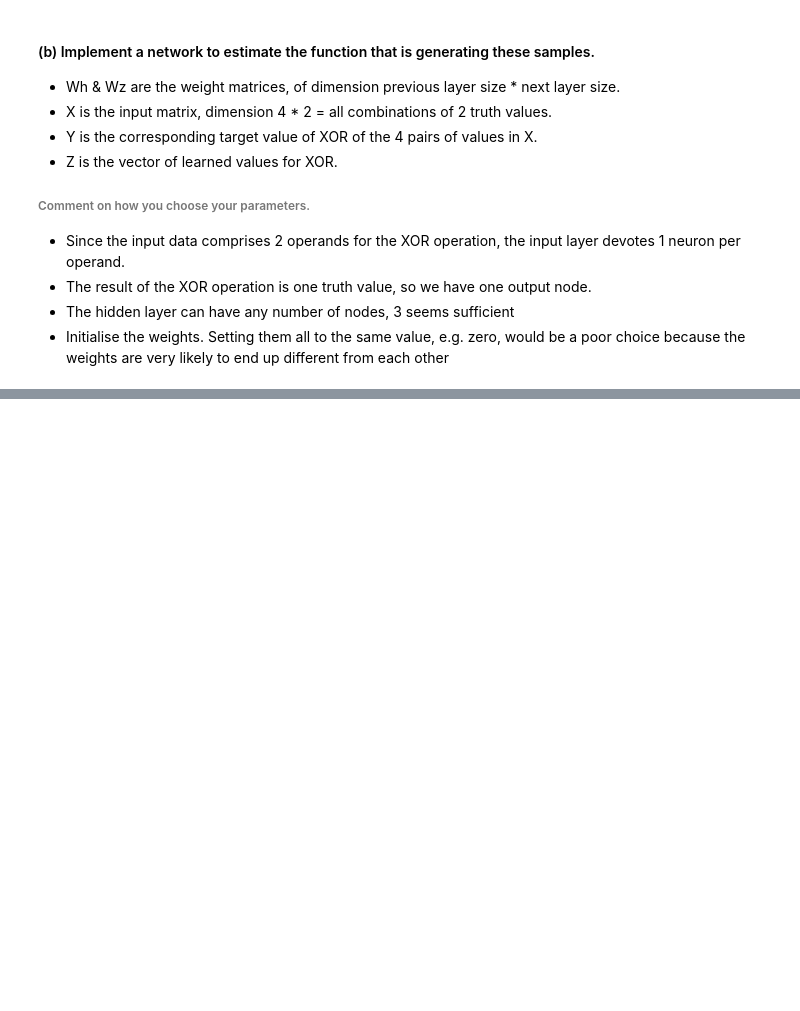
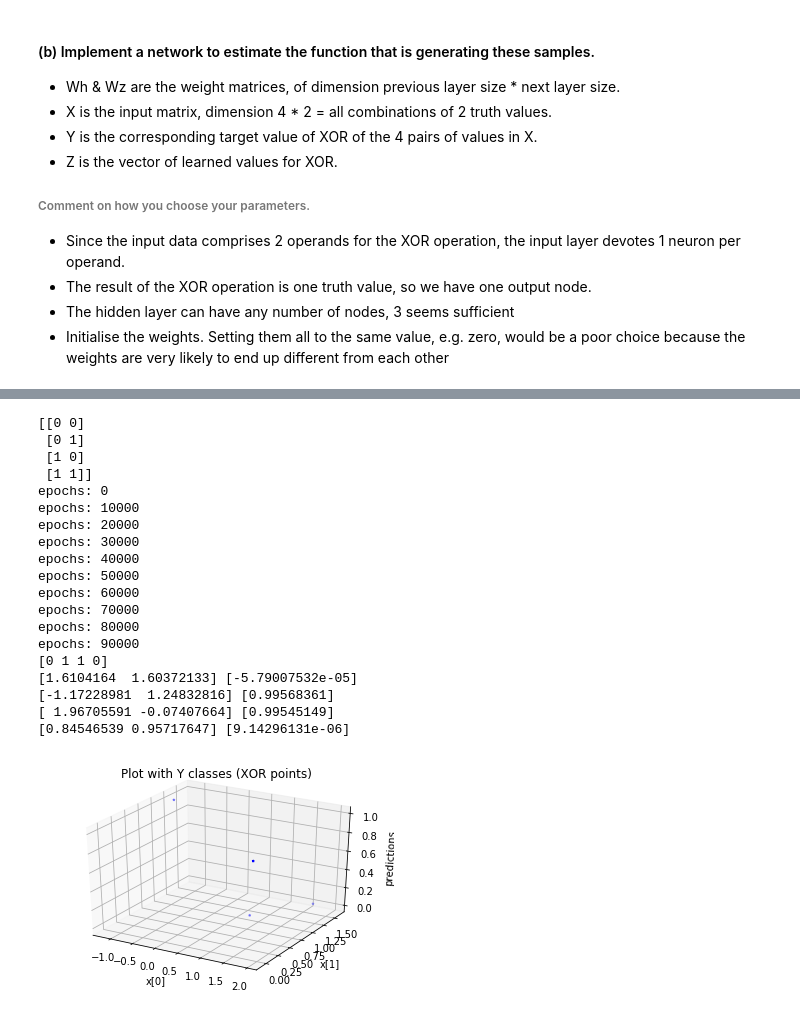
Before and after one commit to karmarv/mlearn, a Jupyter notebook: dnn-h/h2/xor/xor.ipynb, the cells around one changed output, grey strips where cells are left out. Drawn from its saved outputs; the diff is of its cells as text; code cells hidden in the pictures; blank space fills up the shorter version.

```diff
--- a/dnn-h/h2/xor/xor.ipynb
+++ b/dnn-h/h2/xor/xor.ipynb
@@ -144,0 +229,69 @@ TypeError: only size-1 arrays can be converted to Python scalars
+# %%
+def generateGaussian(sigma):
+    m0 = (1,  1)
+    m1 = (0,  0)
+    m2 = (1,  0)
+    m3 = (0,  1)
+    cov = [[sigma,  0], [0, sigma]]
+    x0 = np.random.multivariate_normal(m0, cov, 1)
+    x1 = np.random.multivariate_normal(m1, cov, 1)
+    x2 = np.random.multivariate_normal(m2, cov, 1)
+    x3 = np.random.multivariate_normal(m3, cov, 1)
+    print(X)
+    X_vec = np.zeros([4,2])
+    X_vec[0,:] = (x0 + X[0,:])
+    X_vec[1,:] = (x1 + X[1,:])
+    X_vec[2,:] = (x2 + X[2,:])
+    X_vec[3,:] = (x3 + X[3,:])
+    return X_vec
+
+# Generate the data for sigma = 0.5
+X_generated = generateGaussian(0.5)
+
+
+
+out_vector = NN([2,2,1])
+X = X_generated
+y = np.array([0, 1, 1, 0])
+out_vector.fit(X, y)
+print(y)
+predicton = np.zeros([1,4])
+i=0
+for e in X:
+    if(i<4):
+        predicton[0][i] = out_vector.predict(e)
+        print(e,out_vector.predict(e))
+        i = i+1
+    else:
+        i=0
+#print(predicton)
+
+fig2 = plt.figure()
+ax = fig2.add_subplot(111, projection='3d')
+ax.scatter(np.array(X[:,0]).flatten(), np.array(X[:,1]).flatten(),np.array(predicton[0,:]).flatten() , s=int(y.shape[0]), c='b', marker='*')
+ax.set_title('Plot with Y classes (XOR points)')
+ax.set_xlabel('x[0]')
+ax.set_ylabel('x[1]')
+ax.set_zlabel('predictions')
+plt.show()
+# %% [output]
+[[0 0]
+ [0 1]
+ [1 0]
+ [1 1]]
+epochs: 0
+epochs: 10000
+epochs: 20000
+epochs: 30000
+epochs: 40000
+epochs: 50000
+epochs: 60000
+epochs: 70000
+epochs: 80000
+epochs: 90000
+[0 1 1 0]
+[1.6104164  1.60372133] [-5.79007532e-05]
+[-1.17228981  1.24832816] [0.99568361]
+[ 1.96705591 -0.07407664] [0.99545149]
+[0.84546539 0.95717647] [9.14296131e-06]
+[figure, added]
```
Also changed, not shown: parts of 10 cells of this notebook, 22 other files.
